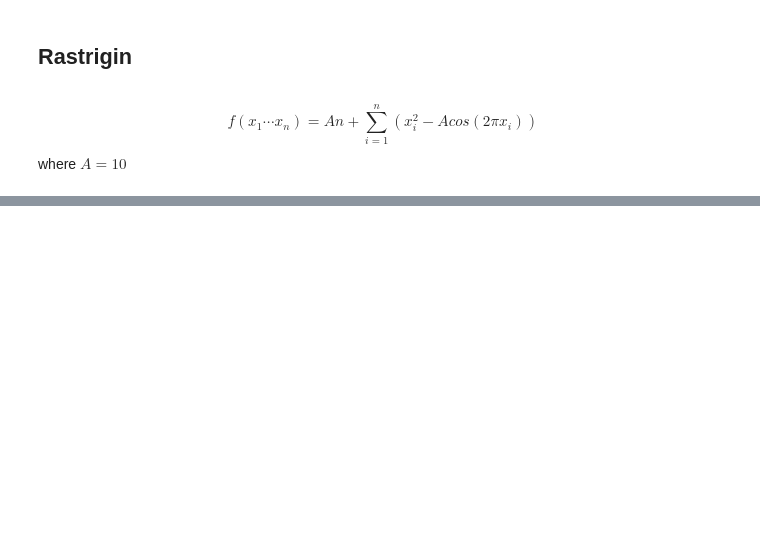
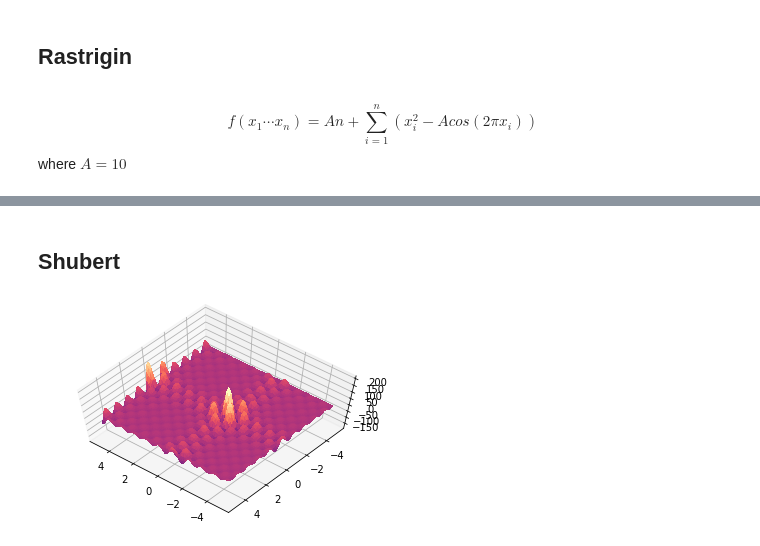
Before and after one commit to gbrunow/de, a Jupyter notebook: notebooks/bechmark-functions.ipynb, the cells around one changed output, grey strips where cells are left out. Drawn from its saved outputs; the diff is of its cells as text; code cells hidden in the pictures; blank space fills up the shorter version.

Commit message:
shubert benchmark function

```diff
--- a/notebooks/bechmark-functions.ipynb
+++ b/notebooks/bechmark-functions.ipynb
@@ -61,0 +61,21 @@ plt.show()
+# %% [markdown]
+## Shubert
+# %%
+data = np.mgrid[-5:5:0.1,-5:5:0.1]
+x = data[0].reshape(-1)
+y = data[1].reshape(-1)
+z = shubert(x,y)
+
+fig3 = plt.figure()
+
+ax = fig3.gca(projection='3d')
+ax.view_init(65, 130)
+
+surf = ax.plot_trisurf(
+    x, y, z, cmap=cm.magma,
+    linewidth=0, antialiased=False
+)
+
+plt.show()
+# %% [output]
+[figure, added]
```
Also changed, not shown: parts of 3 cells of this notebook, 2 other files.
